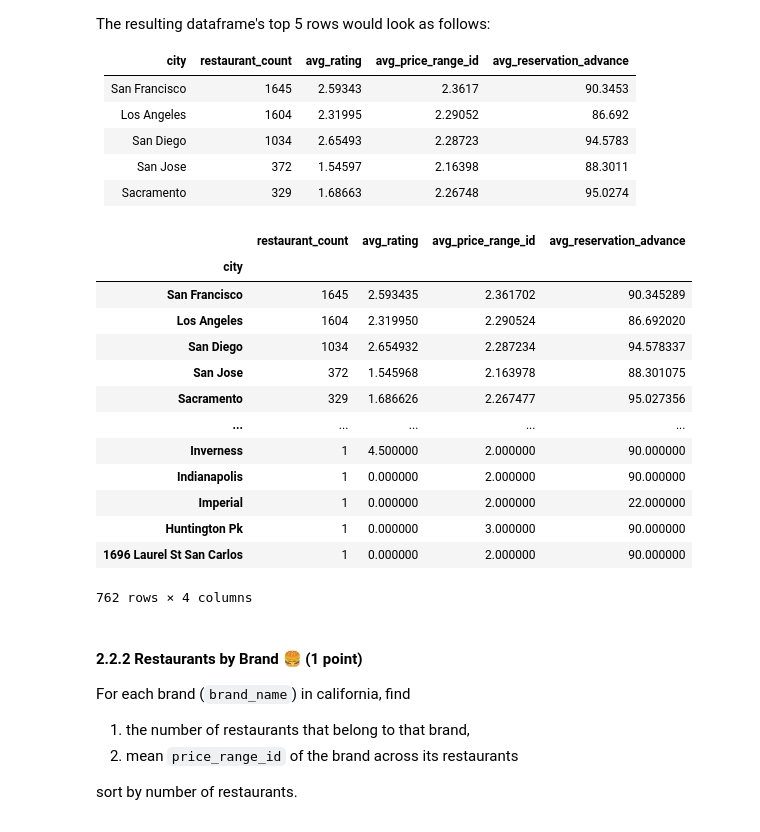
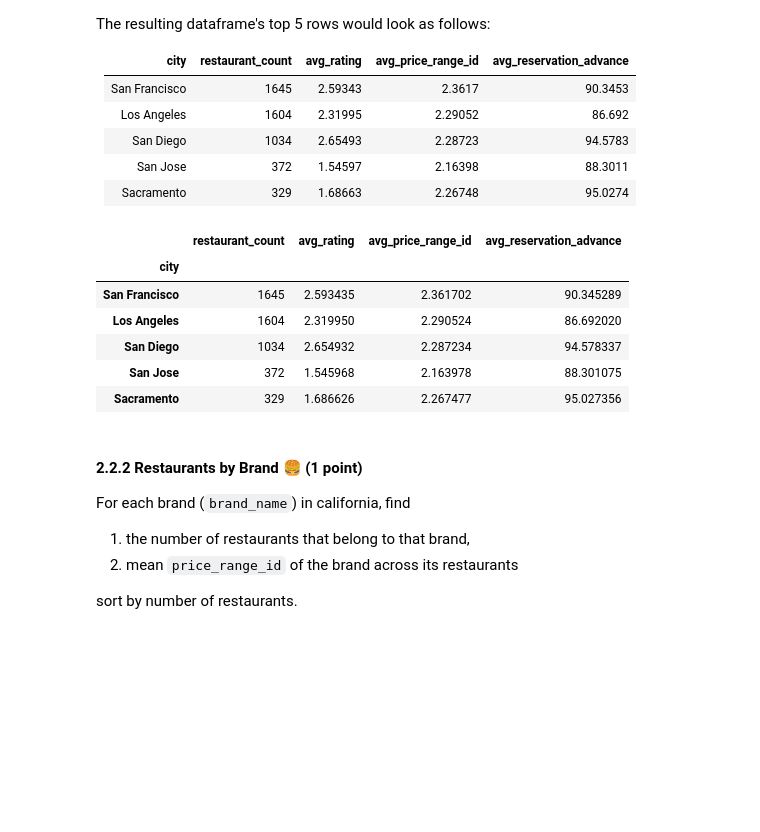
Before and after one commit to kdg20/mission_dotlas, a Jupyter notebook: mission.ipynb, the cells around one changed output. Saved outputs shown, nothing was run; the diff lists cells and outputs as text; code cells hidden in the pictures; blank space fills up the shorter version.

```diff
--- a/mission.ipynb
+++ b/mission.ipynb
@@ -306,22 +138,15 @@ The resulting dataframe's top 5 rows would look as follows:
 | Sacramento    |              329 |    1.68663 |            2.26748 |                 95.0274 |
 # %%
 # ✏️ YOUR CODE HERE
-df.groupby('city').agg(restaurant_count=('city','count'),avg_rating=('rating', 'mean'),avg_price_range_id=('price_range_id','mean'),avg_reservation_advance=('maximum_days_advance_for_reservation','mean')).sort_values(ascending=False,by='restaurant_count')
+df.groupby('city').agg(restaurant_count=('city','count'),avg_rating=('rating', 'mean'),avg_price_range_id=('price_range_id','mean'),avg_reservation_advance=('maximum_days_advance_for_reservation','mean')).sort_values(ascending=False,by='restaurant_count').head()
 # %% [output]
 |  | restaurant_count | avg_rating | avg_price_range_id | avg_reservation_advance |
 | city |  |  |  |  |
 | San Francisco | 1645 | 2.593435 | 2.361702 | 90.345289 |
 | Los Angeles | 1604 | 2.319950 | 2.290524 | 86.692020 |
 | San Diego | 1034 | 2.654932 | 2.287234 | 94.578337 |
 | San Jose | 372 | 1.545968 | 2.163978 | 88.301075 |
 | Sacramento | 329 | 1.686626 | 2.267477 | 95.027356 |
-| ... | ... | ... | ... | ... |
-| Inverness | 1 | 4.500000 | 2.000000 | 90.000000 |
-| Indianapolis | 1 | 0.000000 | 2.000000 | 90.000000 |
-| Imperial | 1 | 0.000000 | 2.000000 | 22.000000 |
-| Huntington Pk | 1 | 0.000000 | 3.000000 | 90.000000 |
-| 1696 Laurel St San Carlos | 1 | 0.000000 | 2.000000 | 90.000000 |
-762 rows × 4 columns
 # %% [markdown]
 #### 2.2.2 Restaurants by Brand 🍔 (1 point)
 
```
Also changed, not shown: parts of 17 cells of this notebook.
